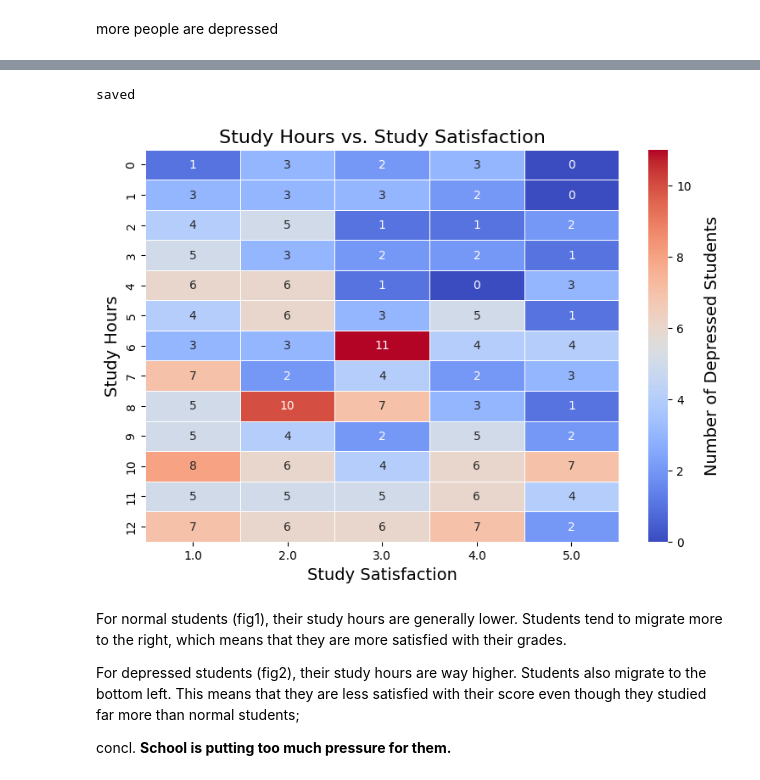
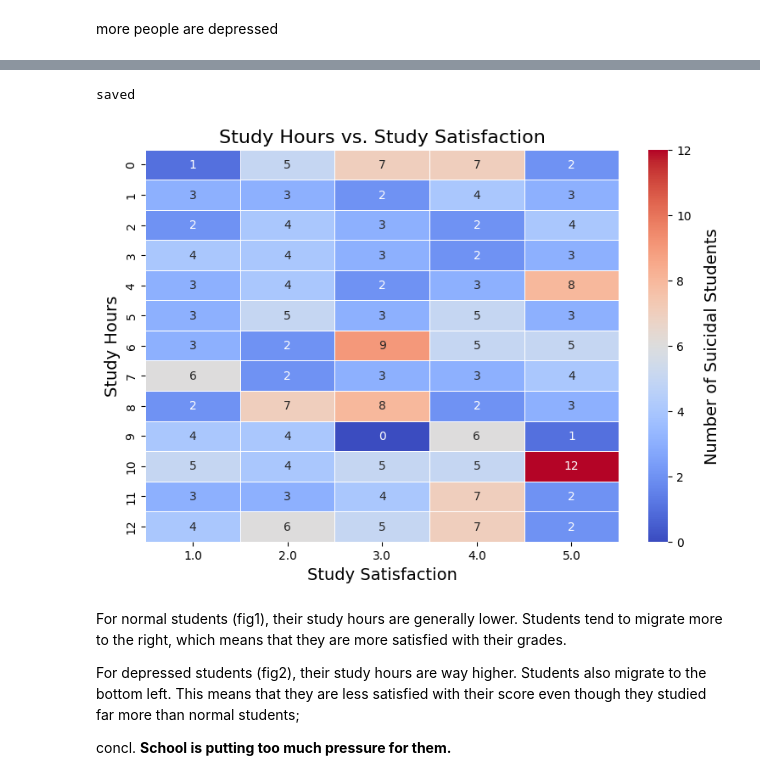
Before and after one commit to hazywho/dataScienceComp2025, a Jupyter notebook: Data/depression/processing.ipynb, the cells around one changed output, grey strips where cells are left out. Saved outputs shown, nothing was run; the diff lists cells and outputs as text; code cells hidden in the pictures.

```diff
--- a/Data/depression/processing.ipynb
+++ b/Data/depression/processing.ipynb
@@ -303,36 +303,36 @@ saved
 #study hours to study satisfaction to depression
 
 # Ensure the y-axis (Study Hours) ranges from 0 to 12
 study_hours_range = range(0, 13)
 study_satisfaction_range = sorted(df["Study Satisfaction"].unique())
 
 # Create a pivot table counting only depressed students
-depressed_counts = df[df["Depression"] == "Yes"].pivot_table(
+depressed_counts = df[df["Have you ever had suicidal thoughts ?"] == "Yes"].pivot_table(
     index="Study Hours", columns="Study Satisfaction", aggfunc="size", fill_value=0
 )
 
 # Reindex to ensure all Study Hours from 0-12 are included
 depressed_counts = depressed_counts.reindex(study_hours_range, fill_value=0)
 
 # Plot heatmap
 plt.subplots(figsize=(9, 6))
 sns.heatmap(depressed_counts, cmap="coolwarm", annot=True, fmt="d", linewidths=0.5)
 
 # Labels and title
 plt.xlabel("Study Satisfaction",fontsize=14)
 plt.ylabel("Study Hours",fontsize=14)
 plt.title("Study Hours vs. Study Satisfaction",fontsize=16)
 plt.text(len(study_satisfaction_range) + 0.9, len(study_hours_range) / 2,
-        "Number of Depressed Students", rotation=90, va="center", fontsize=14, color="black")
+        "Number of Suicidal Students", rotation=90, va="center", fontsize=14, color="black")
 
 plt.savefig(fname="Study_satis_to_hours_of_depressed(2).jpg",dpi=300)
 print("saved")
 
 # Show plot
 plt.show()
 # %% [output]
 saved
-[figure, old version]
+[figure, new version]
 # %% [markdown]
 For normal students (fig1), their study hours are generally lower. Students tend to migrate more to the right, which means that they are more satisfied with their grades.
 
```
Also changed, not shown: parts of 1 cell of this notebook, 8 other files.
